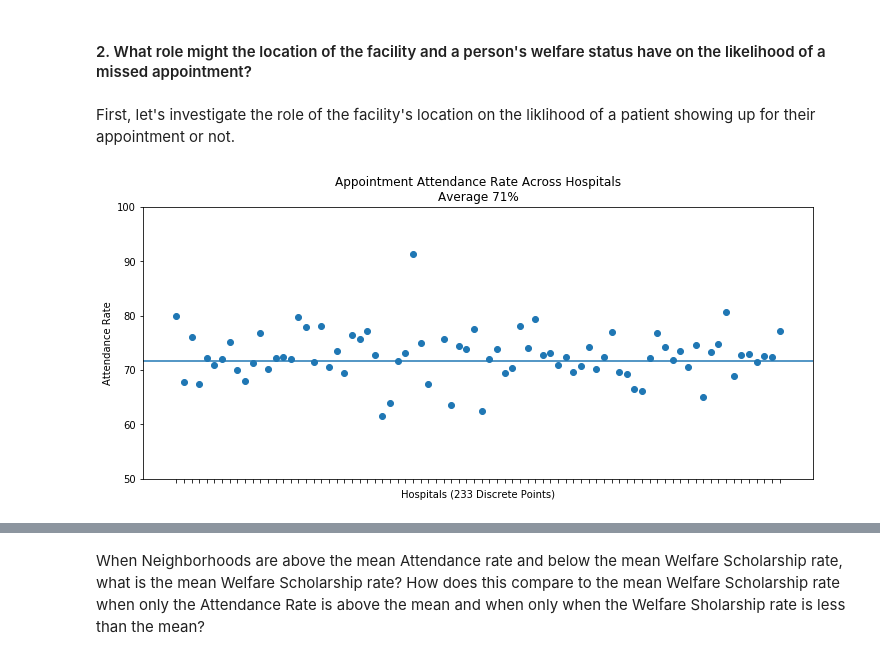
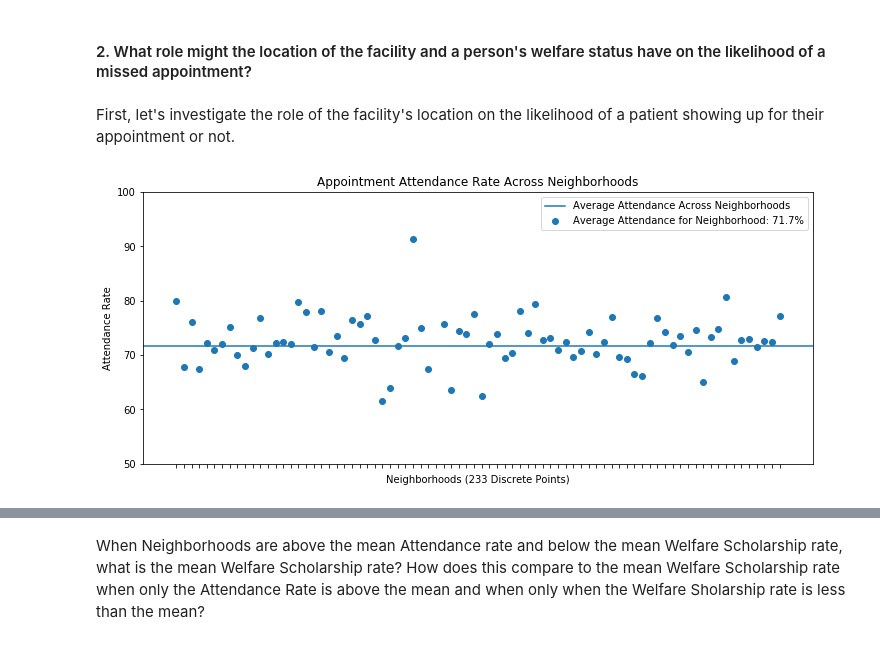
Before and after one commit to timothyshort/data_analysis, a Jupyter notebook: 03_data_analysis/project-no_show_appts/investigate-a-dataset-template.ipynb, the cells around one changed output, grey strips where cells are left out. Drawn from its saved outputs; the diff is of its cells as text; code cells hidden in the pictures.

```diff
--- a/03_data_analysis/project-no_show_appts/investigate-a-dataset-template.ipynb
+++ b/03_data_analysis/project-no_show_appts/investigate-a-dataset-template.ipynb
@@ -193,20 +193,21 @@ There seems to exist a relationship between of an SMS and attendance, as patient
 # %% [markdown]
 #### 2. What role might the location of the facility and a person's welfare status have on the likelihood of a missed appointment?
 # %% [markdown]
-First, let's investigate the role of the facility's location on the liklihood of a patient showing up for their appointment or not.
+First, let's investigate the role of the facility's location on the likelihood of a patient showing up for their appointment or not.
 # %%
 plt.figure(figsize=(12,5))
 df1 = df.groupby('Neighbourhood')['ApptResult'].mean()*100
 avg_neighborhood = df1.mean()
 
 y = df1
 x = range(1,len(y)+1)
 plt.xticks(x, "");
 plt.scatter(x,y);
 plt.axhline(y=avg_neighborhood)
 plt.ylim((50,100))
-plt.title('Appointment Attendance Rate Across Hospitals\nAverage 71%');
-plt.xlabel('Hospitals (233 Discrete Points)');
+plt.title('Appointment Attendance Rate Across Neighborhoods');
+plt.xlabel('Neighborhoods (233 Discrete Points)');
 plt.ylabel('Attendance Rate');
+plt.legend(['Average Attendance Across Neighborhoods','Average Attendance for Neighborhood: {}%'.format(round(avg_neighborhood,1))]);
 # %% [output]
-[figure, old version]
+[figure, new version]
```
Also changed, not shown: parts of 15 cells of this notebook.
